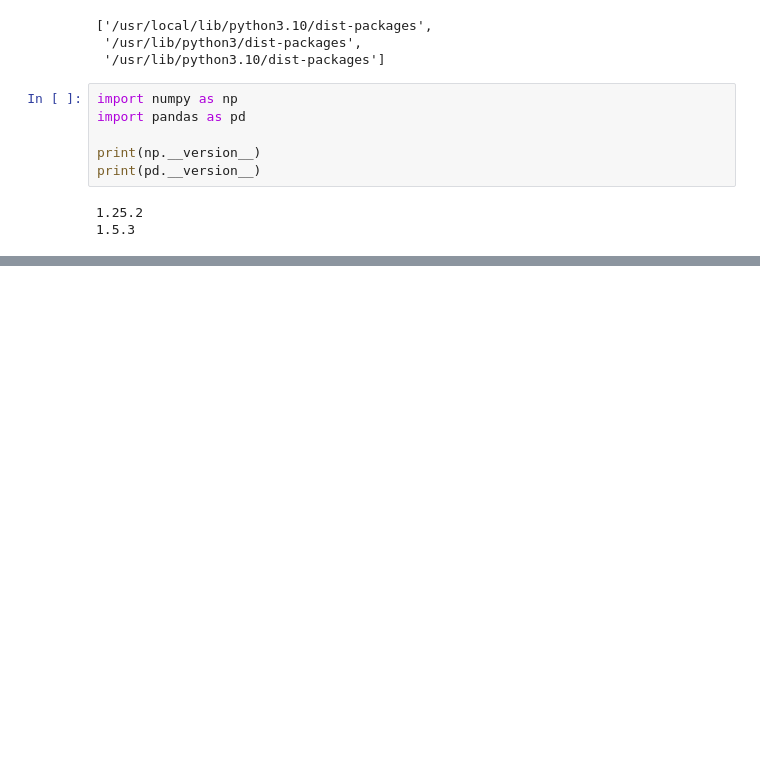
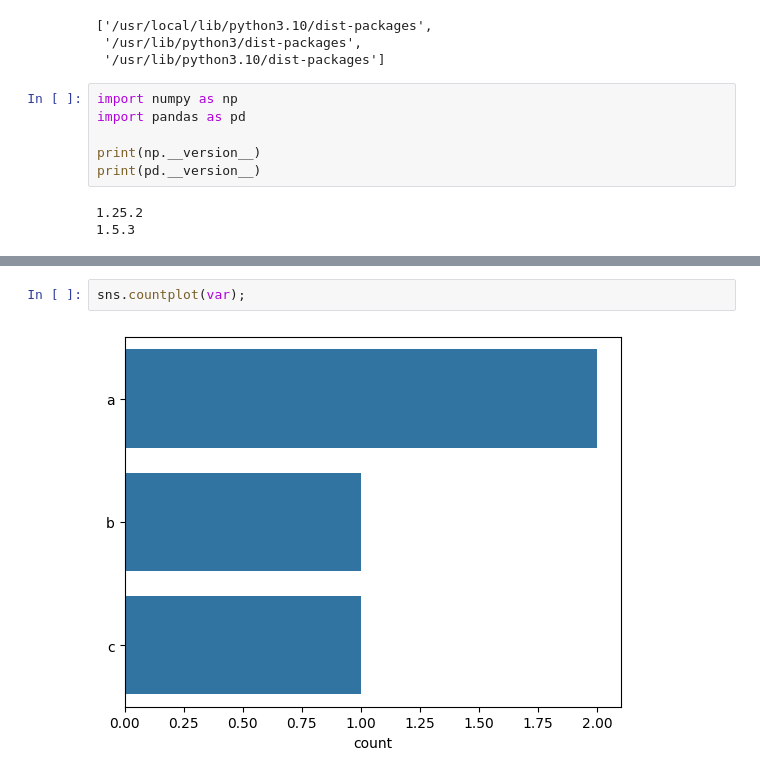
Before and after one commit to jack2535/2024-1-my-BDA, a Jupyter notebook: inclass/01w_0311_mon_bigdata_basic.ipynb, the cells around one changed output, grey strips where cells are left out. Saved outputs shown, nothing was run; the diff lists cells and outputs as text; blank space fills up the shorter version.

```diff
--- a/inclass/01w_0311_mon_bigdata_basic.ipynb
+++ b/inclass/01w_0311_mon_bigdata_basic.ipynb
@@ -29,0 +92,4 @@ print(pd.__version__)
+# %%
+sns.countplot(var);
+# %% [output]
+[figure, added]
```
Also changed, not shown: parts of 14 cells of this notebook.
